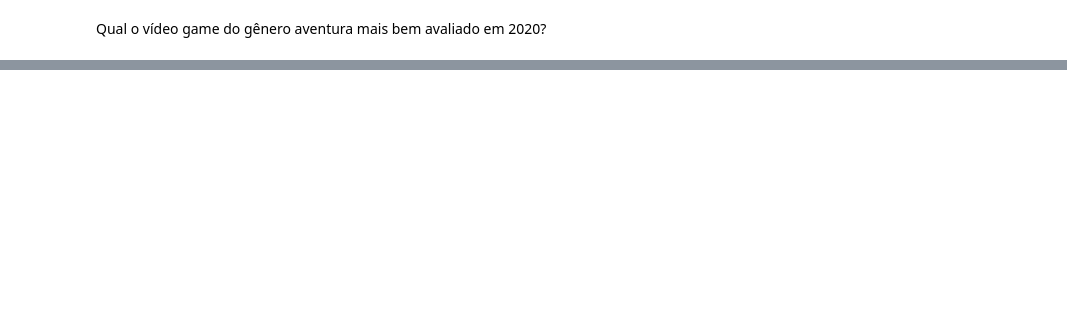
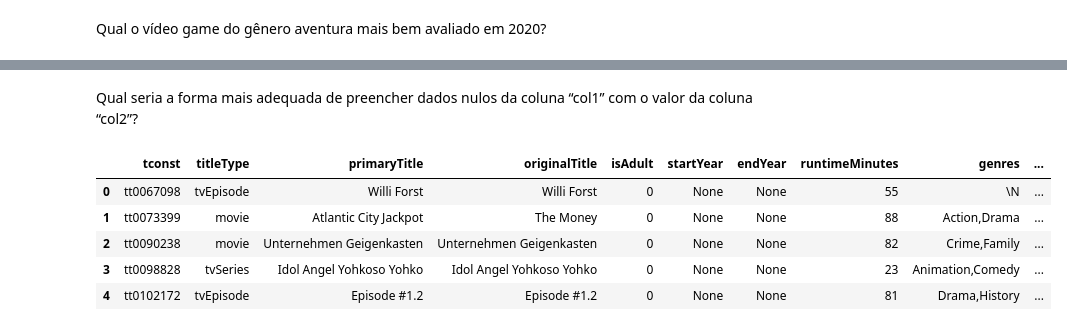
Before and after one commit to 6abi/bootcamp-dados-igti, a Jupyter notebook: semana02/desafio/desafio1.ipynb, the cells around one changed output, grey strips where cells are left out. Drawn from its saved outputs; the diff is of its cells as text; code cells hidden in the pictures; blank space fills up the shorter version.

```diff
--- a/semana02/desafio/desafio1.ipynb
+++ b/semana02/desafio/desafio1.ipynb
@@ -215,0 +228,21 @@ Py4JNetworkError: An error occurred while trying to connect to the Java server (
+# %% [markdown]
+Qual seria a forma mais adequada de preencher dados nulos da coluna “col1” com o valor da coluna “col2”?
+# %%
+(
+    df_titles
+    .replace('\\N', None, subset=['startYear', 'endYear', 'runtimeMinutes'])
+    .filter("startYear is null and runtimeMinutes is not null")
+#     .na.fill('Não se sabe', subset=['startYear'])
+#     .orderBy(f.asc_nulls_first('endYear'))
+#     .na.drop(subset=['startYear'])
+    .withColumn('coalesce_test', f.coalesce(f.col("startYear"), f.col("runtimeMinutes"), f.lit('Sem ano')))
+    .limit(5)
+    .toPandas()
+)
+# %% [output]
+|  | tconst | titleType | primaryTitle | originalTitle | isAdult | startYear | endYear | runtimeMinutes | genres | ... |
+| 0 | tt0067098 | tvEpisode | Willi Forst | Willi Forst | 0 | None | None | 55 | \N | ... |
+| 1 | tt0073399 | movie | Atlantic City Jackpot | The Money | 0 | None | None | 88 | Action,Drama | ... |
+| 2 | tt0090238 | movie | Unternehmen Geigenkasten | Unternehmen Geigenkasten | 0 | None | None | 82 | Crime,Family | ... |
+| 3 | tt0098828 | tvSeries | Idol Angel Yohkoso Yohko | Idol Angel Yohkoso Yohko | 0 | None | None | 23 | Animation,Comedy | ... |
+| 4 | tt0102172 | tvEpisode | Episode #1.2 | Episode #1.2 | 0 | None | None | 81 | Drama,History | ... |
```
Also changed, not shown: parts of 10 cells of this notebook.
